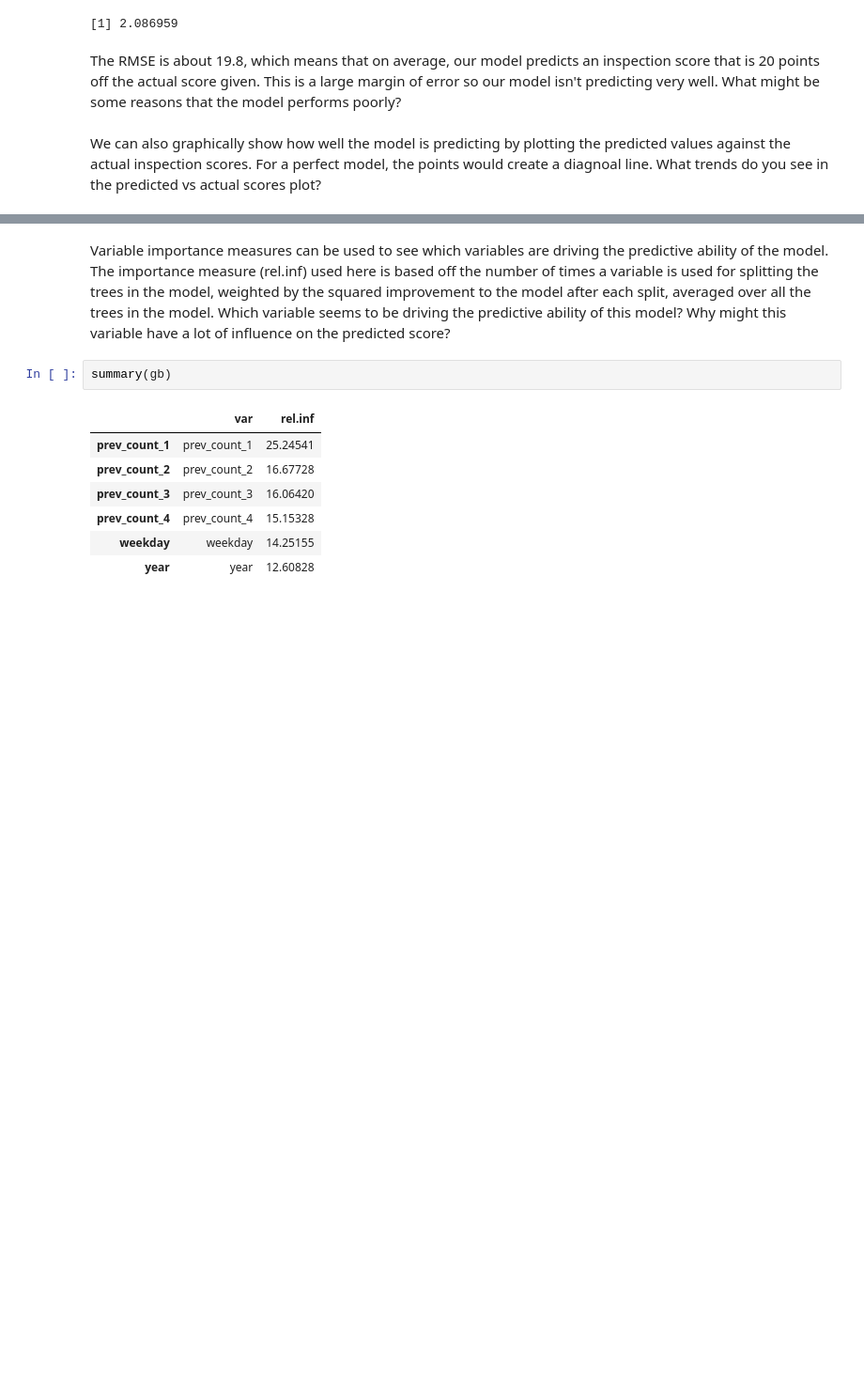
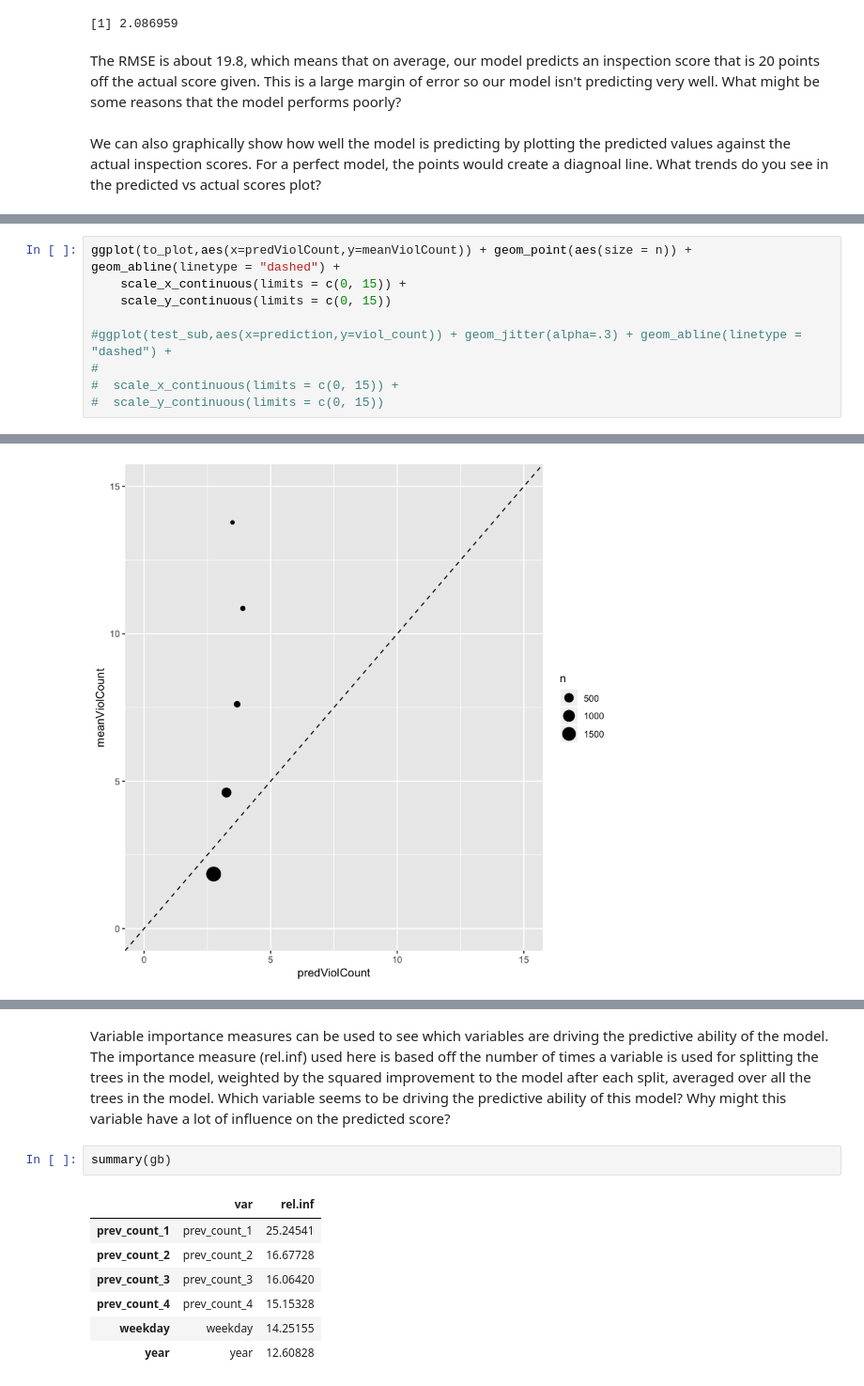
Before and after one commit to stanford-policylab/law-order-algo, a Jupyter notebook: notebooks/Food Inspection Score Bias.ipynb, the cells around one changed output, grey strips where cells are left out. Shown at 94% size. Saved outputs shown, nothing was run; the diff lists cells and outputs as text; blank space fills up the shorter version.

```diff
--- a/notebooks/Food Inspection Score Bias.ipynb
+++ b/notebooks/Food Inspection Score Bias.ipynb
@@ -95,0 +122,10 @@ We can also graphically show how well the model is predicting by plotting the pr
+# %%
+ggplot(to_plot,aes(x=predViolCount,y=meanViolCount)) + geom_point(aes(size = n)) + geom_abline(linetype = "dashed") +
+    scale_x_continuous(limits = c(0, 15)) +
+    scale_y_continuous(limits = c(0, 15))
+
+#ggplot(test_sub,aes(x=prediction,y=viol_count)) + geom_jitter(alpha=.3) + geom_abline(linetype = "dashed") +
+#
+#  scale_x_continuous(limits = c(0, 15)) +
+#  scale_y_continuous(limits = c(0, 15))
+# %% [output]
@@ -96 +134,2 @@ We can also graphically show how well the model is predicting by plotting the pr
+[figure, added]
 # %%
```
Also changed, not shown: parts of 7 cells of this notebook.
